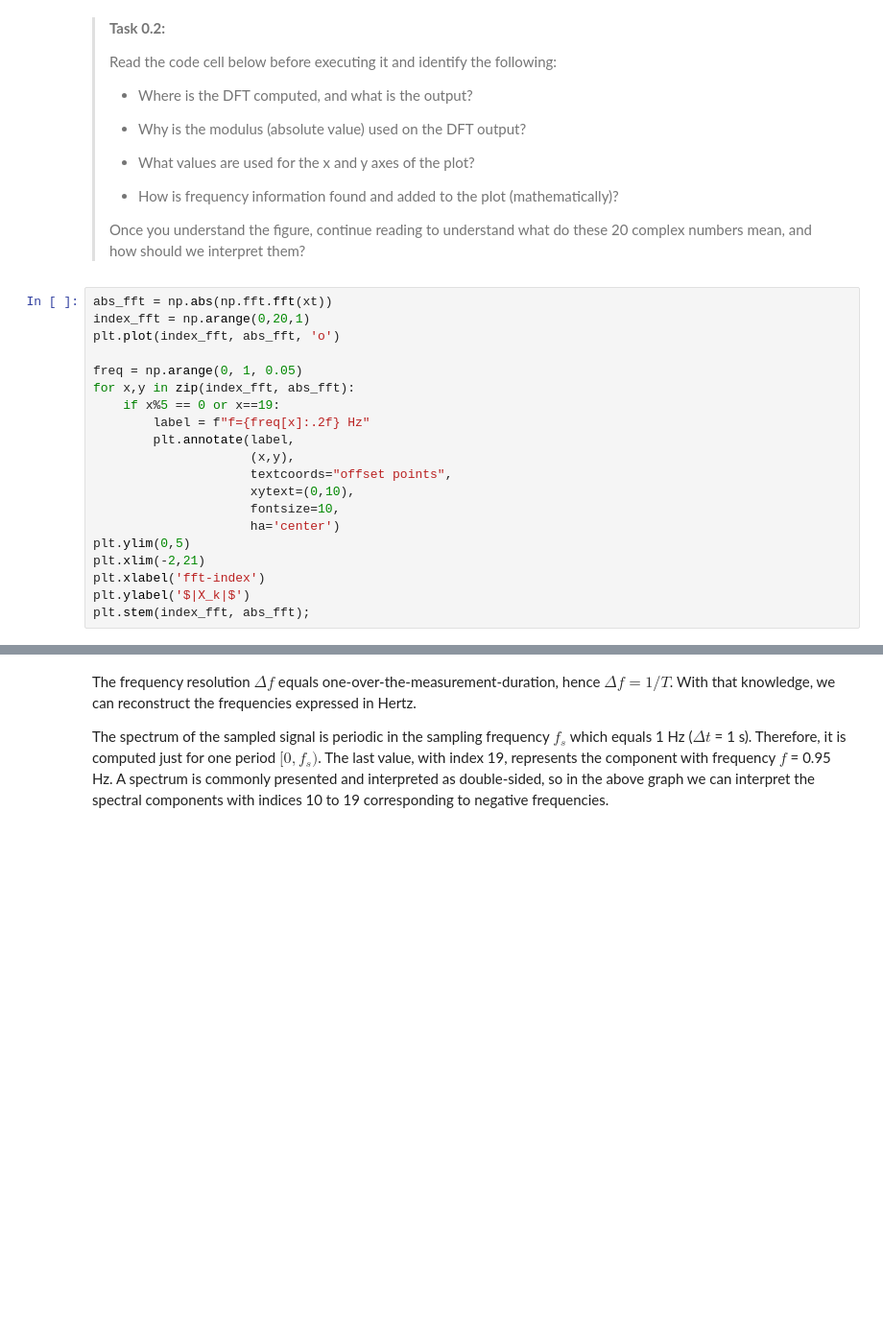
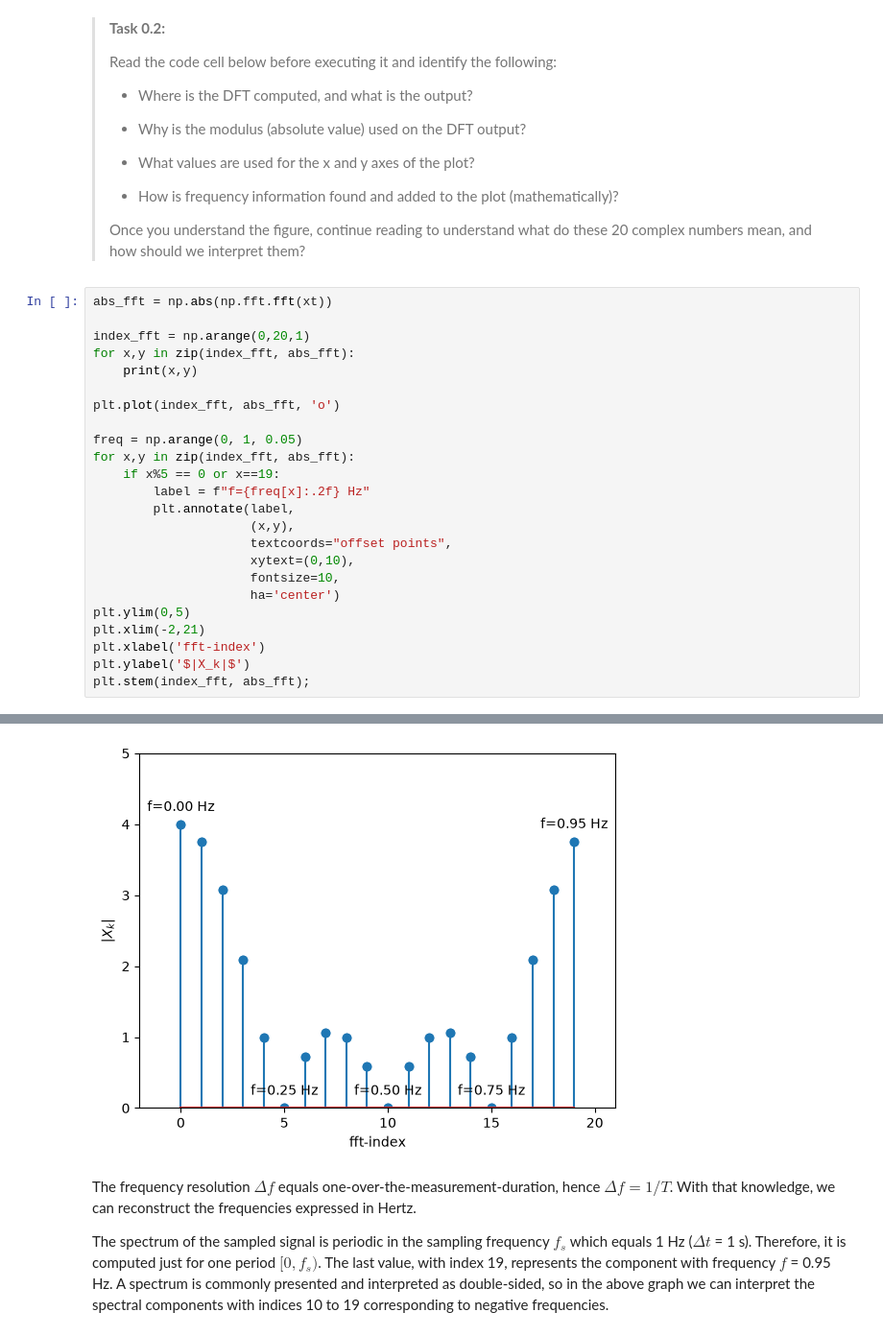
Before and after one commit to Tony-Davison/WS2.3, a Jupyter notebook: all_files_WS_2_3/DFT.ipynb, the cells around one changed output, grey strips where cells are left out. Shown at 96% size. Cells and saved outputs as stored; diff of their text form; blank space fills up the shorter version.

```diff
--- a/all_files_WS_2_3/DFT.ipynb
+++ b/all_files_WS_2_3/DFT.ipynb
@@ -54,7 +56,11 @@ The DFT converts $N$ samples of the time domain signal $x_n$, into $N$ samples o
 > Once you understand the figure, continue reading to understand what do these 20 complex numbers mean, and how should we interpret them?
 # %%
 abs_fft = np.abs(np.fft.fft(xt))
+
 index_fft = np.arange(0,20,1)
+for x,y in zip(index_fft, abs_fft):
+    print(x,y)
+
 plt.plot(index_fft, abs_fft, 'o')
 
 freq = np.arange(0, 1, 0.05)
@@ -72,3 +78,4 @@ plt.xlim(-2,21)
 plt.xlabel('fft-index')
 plt.ylabel('$|X_k|$')
 plt.stem(index_fft, abs_fft);
+# %% [output]
@@ -75,3 +102,4 @@ plt.stem(index_fft, abs_fft);
+[figure, added]
 # %% [markdown]
 The frequency resolution $\Delta f$ equals one-over-the-measurement-duration, hence $\Delta f = 1/T$. With that knowledge, we can reconstruct the frequencies expressed in Hertz.
 
```
Also changed, not shown: parts of 4 cells of this notebook.
